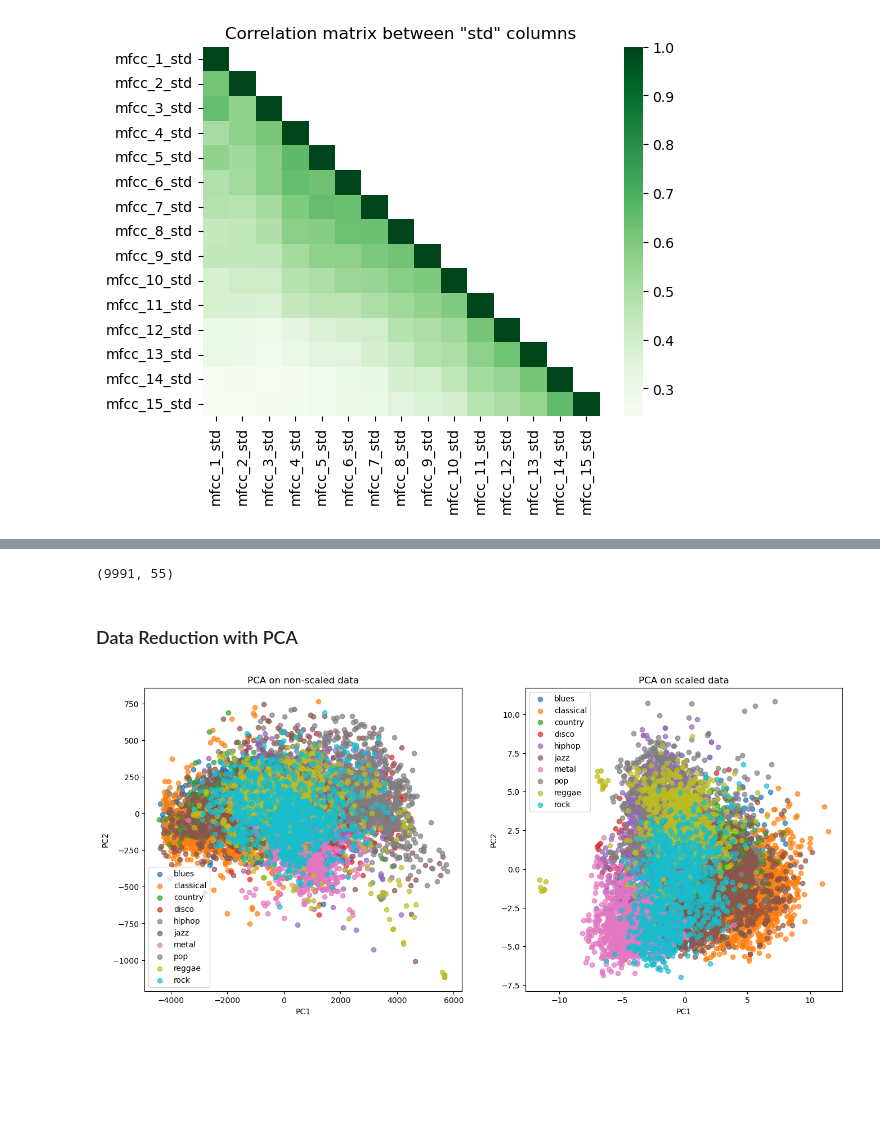
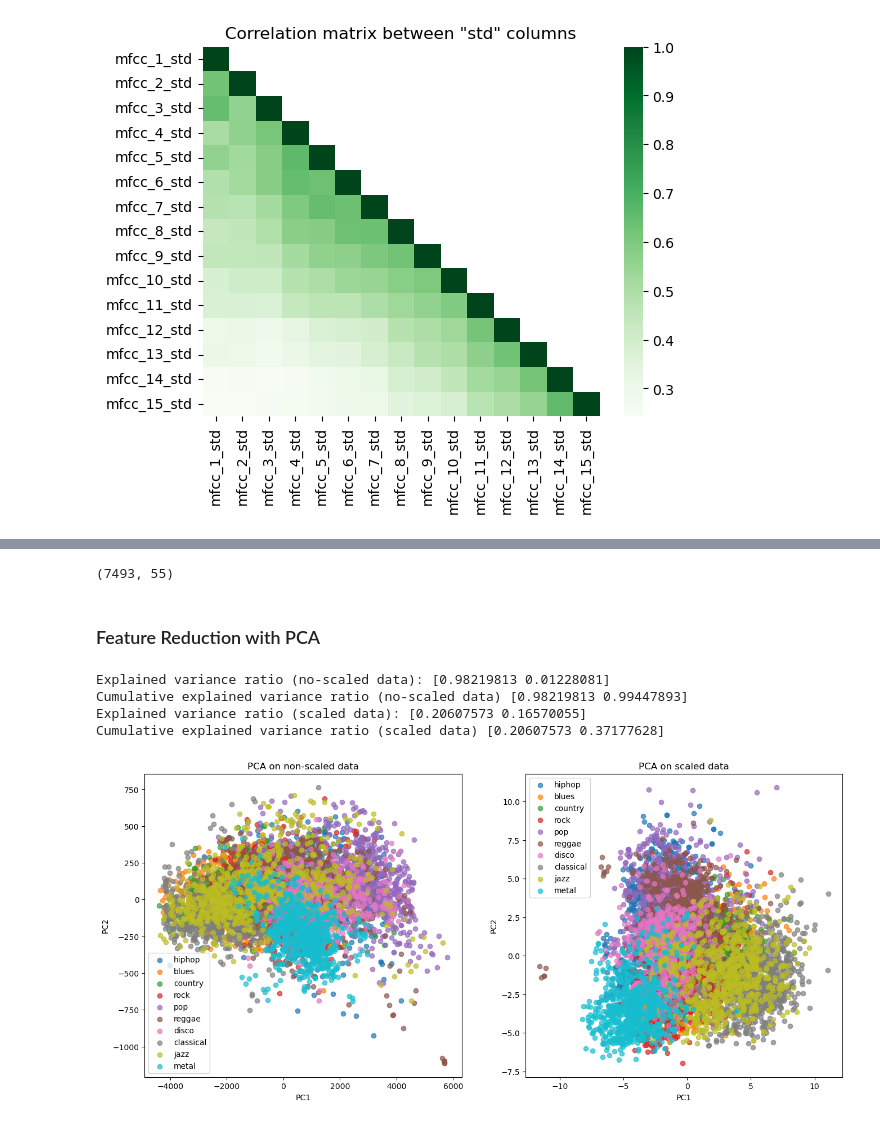
Before and after one commit to MicheleMeazzini/Songs-Genre-Classifier, a Jupyter notebook: notebooks/project.ipynb, the cells around one changed output, grey strips where cells are left out. Cells and saved outputs as stored; diff of their text form; code cells hidden in the pictures; blank space fills up the shorter version.

Commit message:
added RFE and PCA feature reduction, fixed data scaling and added tests with different models

```diff
--- a/notebooks/project.ipynb
+++ b/notebooks/project.ipynb
@@ -251,50 +307,64 @@ As previously shown, there are some highly correlated features in the dataset. W
 # %%
 # Scaling numerical features
 
-X = df.drop(columns='genre')
+scaler = StandardScaler()
+X_train_new = scaler.fit_transform(X_train) # fit only on training set
+X_test_new = scaler.transform(X_test) # transform also the test
 
-scaler = StandardScaler()
-X_scaled = scaler.fit_transform(X)
+X_train_new = pd.DataFrame(X_train_new, columns=X.columns)
+X_test_new = pd.DataFrame(X_test_new, columns=X.columns)
 
-X_scaled = pd.DataFrame(X_scaled, columns=X.columns)
-
-X_scaled.shape
+X_train_new.shape
 # %% [output]
-(9991, 55)
+(7493, 55)
 # %% [markdown]
-### Data Reduction with PCA
+### Feature Reduction with PCA
 # %%
 # Comparing PCA on non-scaled and scaled data
+# This block is only made to show PCA benefits
 
-pca = PCA(n_components=2)
-X_noscaled_pca = pca.fit_transform(X)
-X_scaled_pca = pca.fit_transform(X_scaled)
+pca_noscaled = PCA(n_components=2)
+pca_scaled = PCA(n_components=2)
+X_noscaled_pca = pca_noscaled.fit_transform(X_train)
+X_scaled_pca = pca_scaled.fit_transform(X_train_new)
+
+# Not tranforming test data because this block is only made to compare PCA with non-scaled and scaled data
 
 df_noscaled = pd.DataFrame(X_noscaled_pca, columns=['PC1', 'PC2'])
-df_noscaled['genre'] = df['genre'].values
+df_noscaled['genre'] = y_train.values
 
 df_scaled = pd.DataFrame(X_scaled_pca, columns=['PC1', 'PC2'])
-df_scaled['genre'] = df['genre'].values
+df_scaled['genre'] = y_train.values
+
+print("Explained variance ratio (no-scaled data):", pca_noscaled.explained_variance_ratio_)
+print("Cumulative explained variance ratio (no-scaled data)", pca_noscaled.explained_variance_ratio_.cumsum())
+
+print("Explained variance ratio (scaled data):", pca_scaled.explained_variance_ratio_)
+print("Cumulative explained variance ratio (scaled data)", pca_scaled.explained_variance_ratio_.cumsum())
 
 fig, axes = plt.subplots(1, 2, figsize=(16,7))
 
 for g in df_noscaled['genre'].unique():
     subset = df_noscaled[df_noscaled['genre'] == g]
     axes[0].scatter(subset['PC1'], subset['PC2'], label=g, alpha=0.7)
 axes[0].set_title('PCA on non-scaled data')
 axes[0].set_xlabel('PC1')
 axes[0].set_ylabel('PC2')
 axes[0].legend()
 
 for g in df_scaled['genre'].unique():
     subset = df_scaled[df_scaled['genre'] == g]
     axes[1].scatter(subset['PC1'], subset['PC2'], label=g, alpha=0.7)
 axes[1].set_title('PCA on scaled data')
 axes[1].set_xlabel('PC1')
 axes[1].set_ylabel('PC2')
 axes[1].legend()
 
 plt.show()
 # %% [output]
+Explained variance ratio (no-scaled data): [0.98219813 0.01228081]
+Cumulative explained variance ratio (no-scaled data) [0.98219813 0.99447893]
+Explained variance ratio (scaled data): [0.20607573 0.16570055]
+Cumulative explained variance ratio (scaled data) [0.20607573 0.37177628]
-[figure, old version]
+[figure, new version]
 # %%
```
Also changed, not shown: parts of 35 cells of this notebook, 1 other file.
